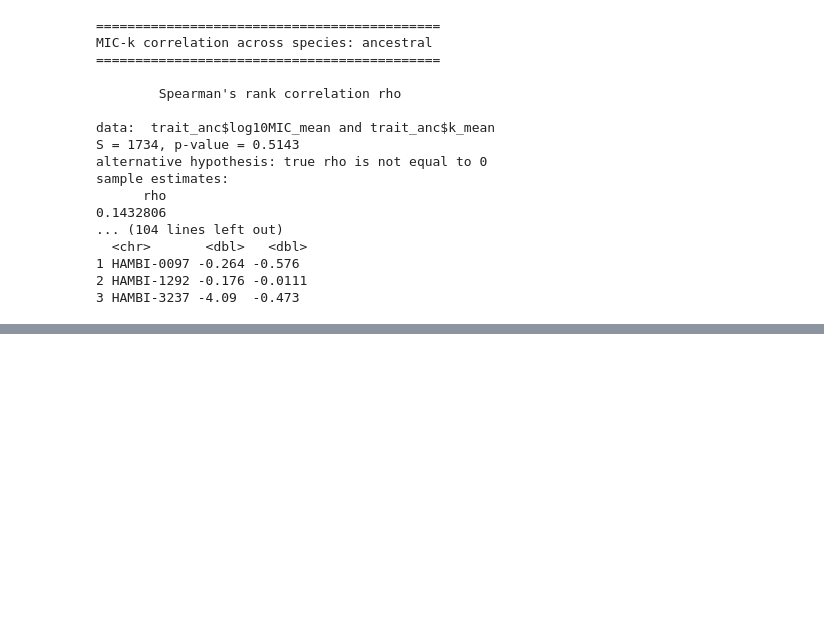
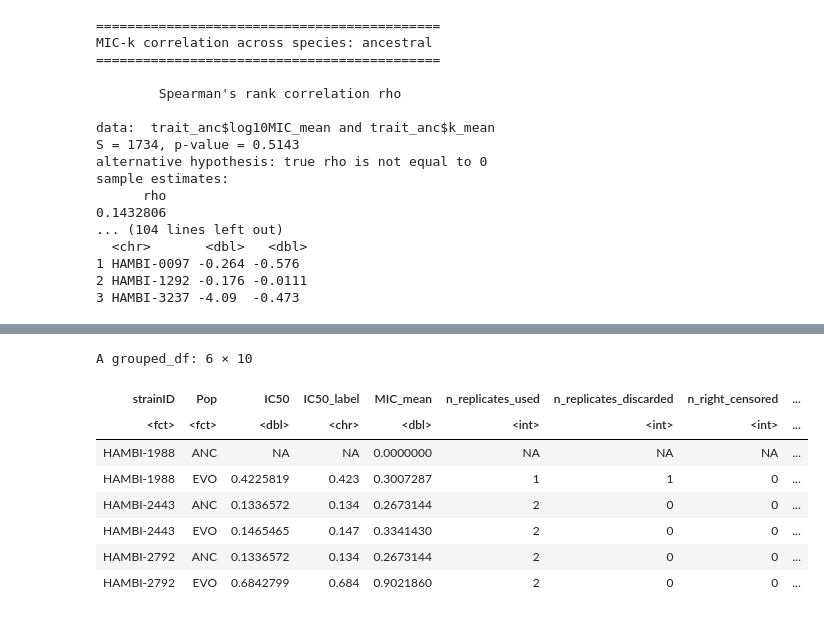
Before and after one commit to johannescairns/eco-evo-detox-ampicillin, a Jupyter notebook: notebooks/01_Fig2_related_analyses.ipynb, the cells around one changed output, grey strips where cells are left out. Saved outputs shown, nothing was run; the diff lists cells and outputs as text; code cells hidden in the pictures; blank space fills up the shorter version.

Commit message:
Replace Extended Data notebook with Supplementary Figures and update analyses

```diff
--- a/notebooks/01_Fig2_related_analyses.ipynb
+++ b/notebooks/01_Fig2_related_analyses.ipynb
@@ -1144,0 +3238,12 @@ sample estimates:
+# %%
+head(IC50_supplementary)
+# %% [output]
+A grouped_df: 6 × 10
+| strainID | Pop | IC50 | IC50_label | MIC_mean | n_replicates_used | n_replicates_discarded | n_right_censored | ... |
+| <fct> | <fct> | <dbl> | <chr> | <dbl> | <int> | <int> | <int> | ... |
+| HAMBI-1988 | ANC | NA | NA | 0.0000000 | NA | NA | NA | ... |
+| HAMBI-1988 | EVO | 0.4225819 | 0.423 | 0.3007287 | 1 | 1 | 0 | ... |
+| HAMBI-2443 | ANC | 0.1336572 | 0.134 | 0.2673144 | 2 | 0 | 0 | ... |
+| HAMBI-2443 | EVO | 0.1465465 | 0.147 | 0.3341430 | 2 | 0 | 0 | ... |
+| HAMBI-2792 | ANC | 0.1336572 | 0.134 | 0.2673144 | 2 | 0 | 0 | ... |
+| HAMBI-2792 | EVO | 0.6842799 | 0.684 | 0.9021860 | 2 | 0 | 0 | ... |
```
Also changed, not shown: parts of 17 cells of this notebook, 5 other files.
